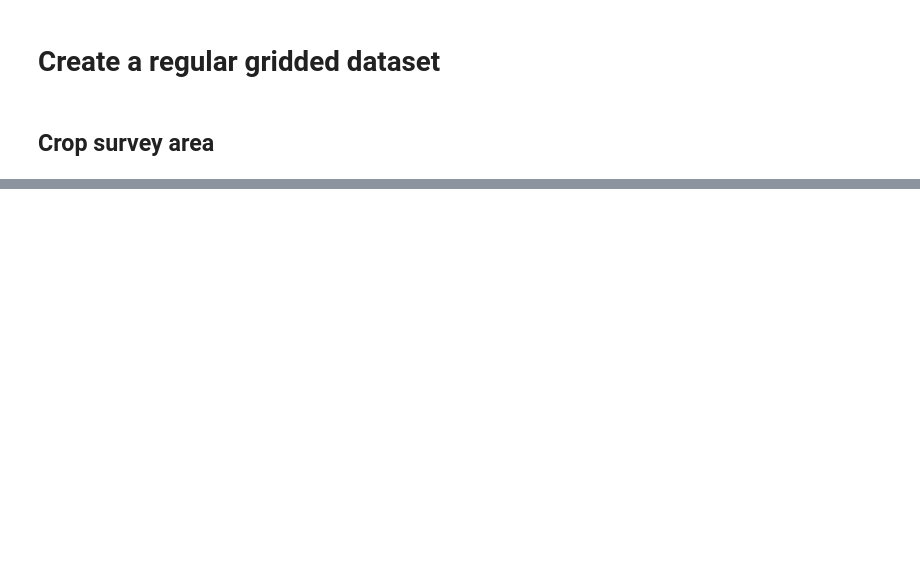
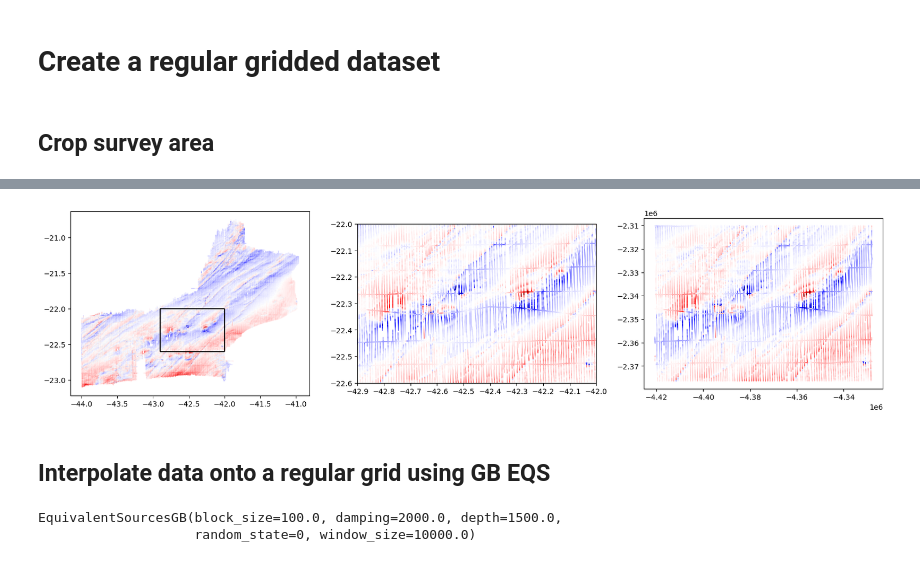
Before and after one commit to compgeolab/euler-inversion, a Jupyter notebook: code/real-data-grid.ipynb, the cells around one changed output, grey strips where cells are left out. Saved outputs shown, nothing was run; the diff lists cells and outputs as text; code cells hidden in the pictures; blank space fills up the shorter version.

Commit message:
Create gridded dataset and save to data folder.

```diff
--- a/code/real-data-grid.ipynb
+++ b/code/real-data-grid.ipynb
@@ -102,0 +63,14 @@ data
+# %%
+# Crop area
+region = [-42.9, -42.0, -22.6, -22.0]
+mask = vd.inside(coordinates=[df.longitude, df.latitude], region=region)
+data = df[mask]
+# %%
+# Project coordinates
+projection = pyproj.Proj(proj="merc", lat_ts=data.latitude.mean())
+easting, northing = projection(data.longitude.values, data.latitude.values)
+coordinates = [easting, northing, data.height_m]
+
+data = data.assign(easting_m=easting)
+data = data.assign(northing_m=northing)
+data
@@ -102,0 +91,20 @@ data
+# %%
+plt.figure(figsize=(20,6))
+plt.subplot(1,3,1)
+plt.scatter(df.longitude, df.latitude, s=0.001, c=df.tfa_nT, cmap='seismic')
+plt.axis('scaled')
+plt.vlines(x=[region[0], region[1]], ymin=region[2], ymax=region[3], color='black')
+plt.hlines(y=[region[2], region[3]], xmin=region[0], xmax=region[1], color='black')
+plt.subplot(1,3,2)
+plt.scatter(data.longitude, data.latitude, s=0.1, c=data.tfa_nT, cmap='seismic')
+plt.axis('scaled')
+plt.xlim(region[0], region[1])
+plt.ylim(region[2], region[3])
+plt.subplot(1,3,3)
+plt.scatter(data.easting_m, data.northing_m, s=0.1, c=data.tfa_nT, cmap='seismic')
+plt.axis('scaled')
+plt.show()
+# %% [output]
+[figure, added]
+# %% [markdown]
+## Interpolate data onto a regular grid using GB EQS
@@ -102,0 +123,5 @@ data
+# %%
+eqs.fit(coordinates, data.tfa_nT)
+# %% [output]
+EquivalentSourcesGB(block_size=100.0, damping=2000.0, depth=1500.0,
+                    random_state=0, window_size=10000.0)
```
Also changed, not shown: parts of 14 cells of this notebook, 1 other file.
